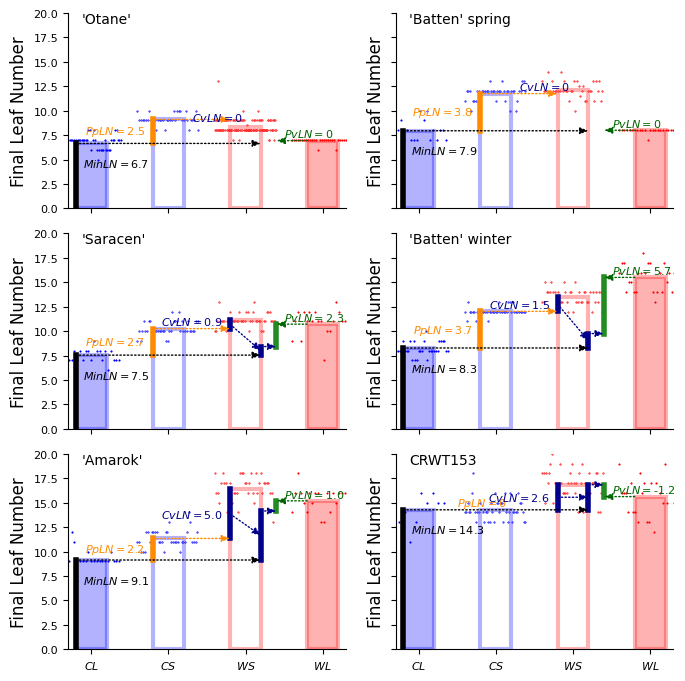
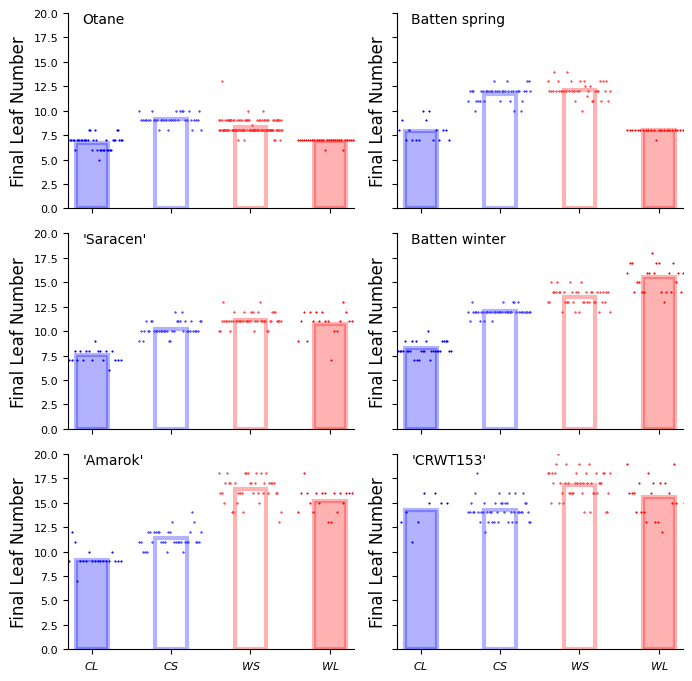
Code edit (unified diff) that turned the first committed figure into the second:
--- before
+++ after
@@ -1,3 +1,3 @@
-CultNames = pd.DataFrame(index = Cultivars,columns=['Name'],data=["'Otane'","'Batten' spring","'Saracen'","'Batten' winter","'Amarok'",'CRWT153'])
+CultNames = pd.DataFrame(index = Cultivars,columns=['Name'],data=["Otane","Batten spring","'Saracen'","Batten winter","'Amarok'","'CRWT153'"])
 
 AllFLNData = Data.loc['YES',:].HS.reset_index().drop(['Date','Sample'],axis=1)
@@ -30,5 +30,5 @@
     
     camp.plotFLNs(CL,CS,WS,WL,Axis,8,20)
-    camp.plotLNlines(CL, CS, WS, WL,8)
+    #camp.plotLNlines(CL, CS, WS, WL,8)
     Axis.spines['right'].set_visible(False)
     Axis.spines['top'].set_visible(False)
@@ -46,2 +46,8 @@
 #Fig.savefig('C:\\Users\\cflhxb\\Dropbox\\WheatFlowering\\Fig3.jpg',format='jpg',dpi=300)  
 Fig.patch.set_facecolor('white')
+Fig.savefig(
+    r"C:\Users\Cflhxb\Desktop\CAMP Paper\figure_4.tif",
+    format="tiff",
+    dpi=300,
+    bbox_inches="tight"
+)

Commit: updating figures for paper submissiong